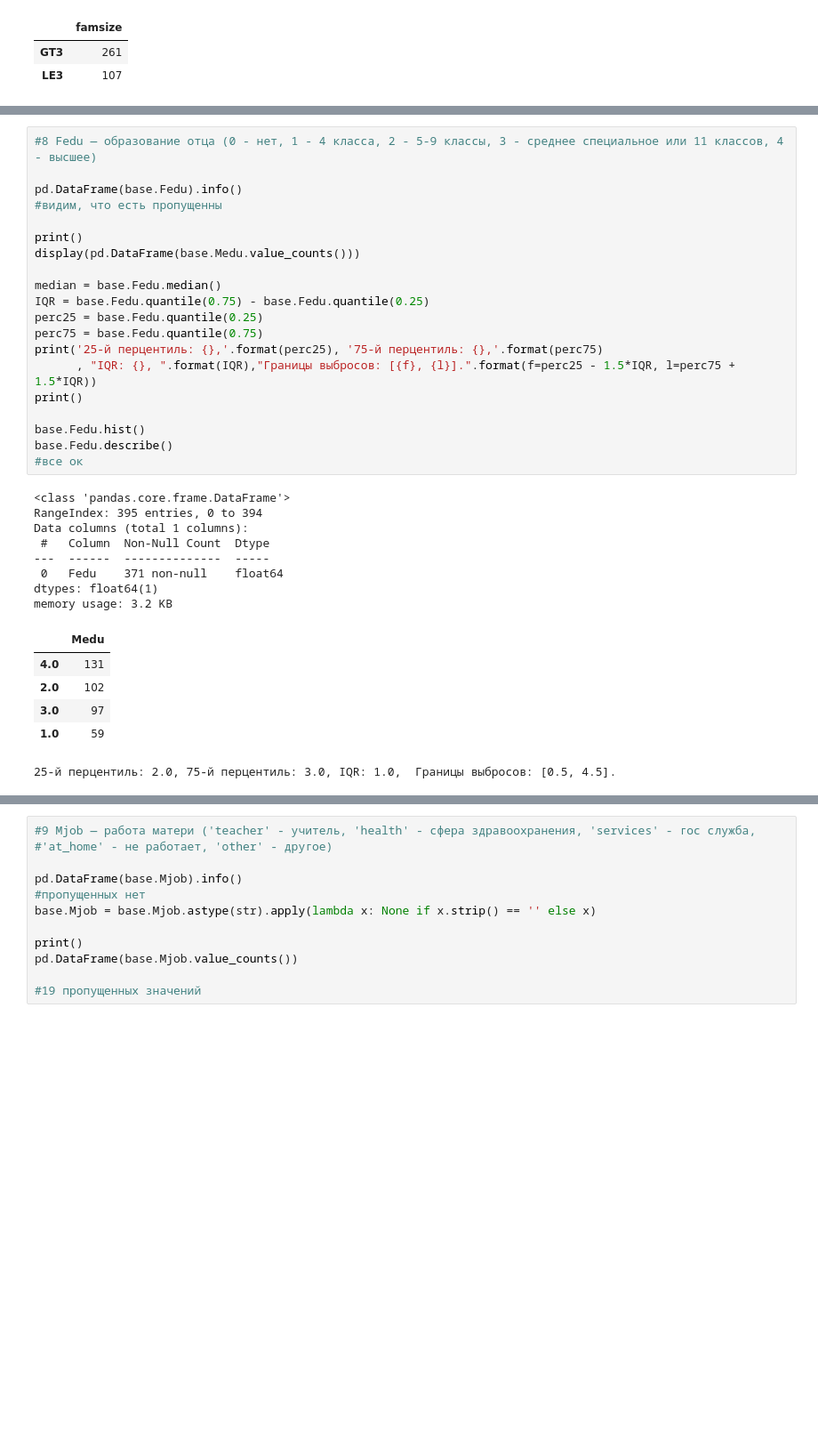
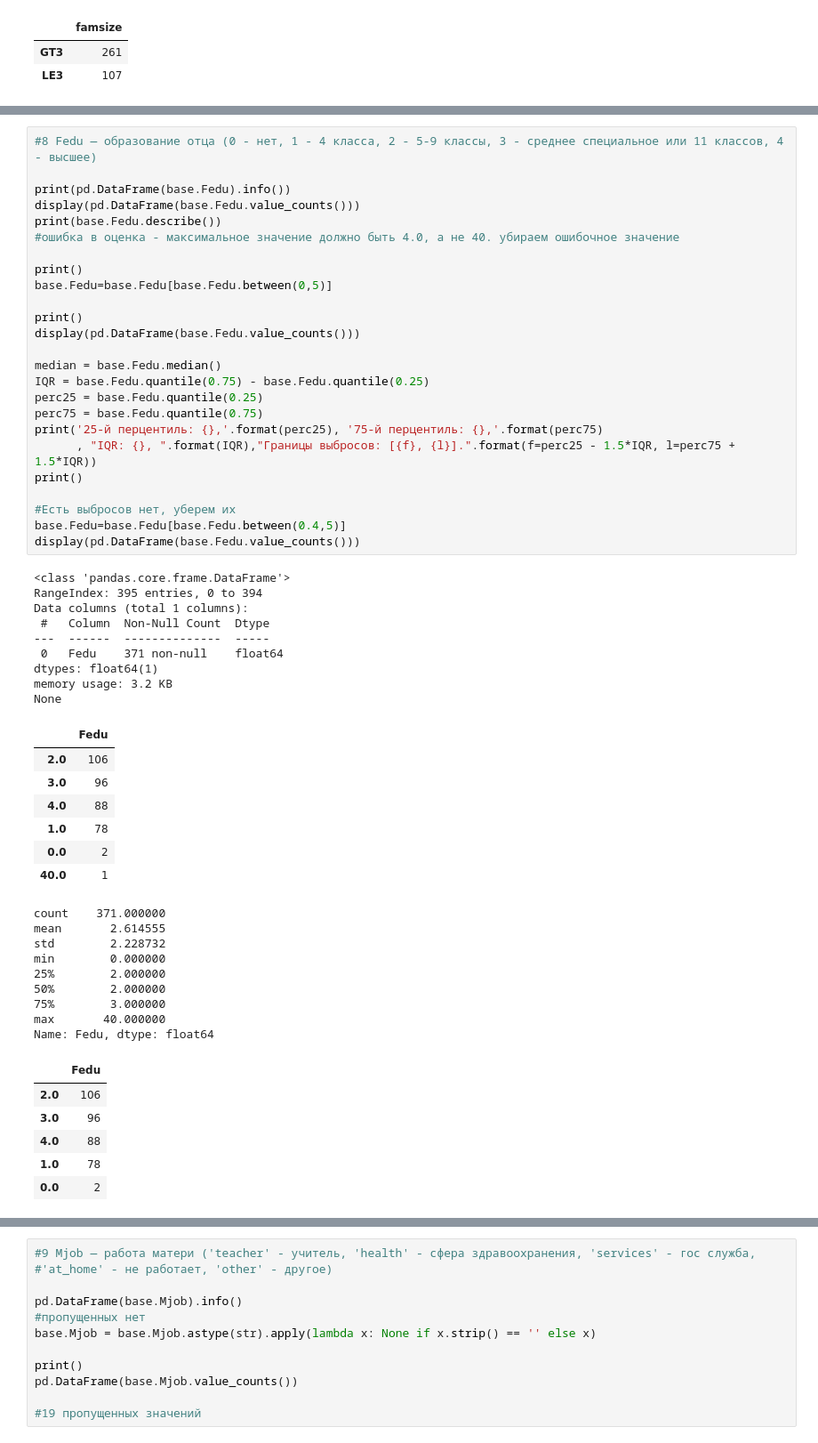
Before and after one commit to yasckevich/module_02, a Jupyter notebook: Untitled5.ipynb, the cells around one changed output, grey strips where cells are left out. Shown at 89% size. Drawn from its saved outputs; the diff is of its cells as text; blank space fills up the shorter version.

```diff
--- a/Untitled5.ipynb
+++ b/Untitled5.ipynb
@@ -213,35 +231,57 @@ memory usage: 3.2 KB
 # %%
 #8 Fedu — образование отца (0 - нет, 1 - 4 класса, 2 - 5-9 классы, 3 - среднее специальное или 11 классов, 4 - высшее)
 
-pd.DataFrame(base.Fedu).info()
-#видим, что есть пропущенны
+print(pd.DataFrame(base.Fedu).info())
+display(pd.DataFrame(base.Fedu.value_counts()))
+print(base.Fedu.describe())
+#ошибка в оценка - максимальное значение должно быть 4.0, а не 40. убираем ошибочное значение
 
 print()
-display(pd.DataFrame(base.Medu.value_counts()))
+base.Fedu=base.Fedu[base.Fedu.between(0,5)]
+
+print()
+display(pd.DataFrame(base.Fedu.value_counts()))
 
 median = base.Fedu.median()
 IQR = base.Fedu.quantile(0.75) - base.Fedu.quantile(0.25)
 perc25 = base.Fedu.quantile(0.25)
 perc75 = base.Fedu.quantile(0.75)
 print('25-й перцентиль: {},'.format(perc25), '75-й перцентиль: {},'.format(perc75)
       , "IQR: {}, ".format(IQR),"Границы выбросов: [{f}, {l}].".format(f=perc25 - 1.5*IQR, l=perc75 + 1.5*IQR))
 print()
 
-base.Fedu.hist()
-base.Fedu.describe()
-#все ок
+#Есть выбросов нет, уберем их
+base.Fedu=base.Fedu[base.Fedu.between(0.4,5)]
+display(pd.DataFrame(base.Fedu.value_counts()))
 # %% [output]
 <class 'pandas.core.frame.DataFrame'>
 RangeIndex: 395 entries, 0 to 394
 Data columns (total 1 columns):
  #   Column  Non-Null Count  Dtype
 ---  ------  --------------  -----
  0   Fedu    371 non-null    float64
 dtypes: float64(1)
 memory usage: 3.2 KB
+None
-|  | Medu |
-| 4.0 | 131 |
-| 2.0 | 102 |
-| 3.0 | 97 |
-| 1.0 | 59 |
+|  | Fedu |
+| 2.0 | 106 |
+| 3.0 | 96 |
+| 4.0 | 88 |
+| 1.0 | 78 |
+| 0.0 | 2 |
+| 40.0 | 1 |
-25-й перцентиль: 2.0, 75-й перцентиль: 3.0, IQR: 1.0,  Границы выбросов: [0.5, 4.5].
+count    371.000000
+mean       2.614555
+std        2.228732
+min        0.000000
+25%        2.000000
+50%        2.000000
+75%        3.000000
+max       40.000000
+Name: Fedu, dtype: float64
+|  | Fedu |
+| 2.0 | 106 |
+| 3.0 | 96 |
+| 4.0 | 88 |
+| 1.0 | 78 |
+| 0.0 | 2 |
```
Also changed, not shown: parts of 20 cells of this notebook.
